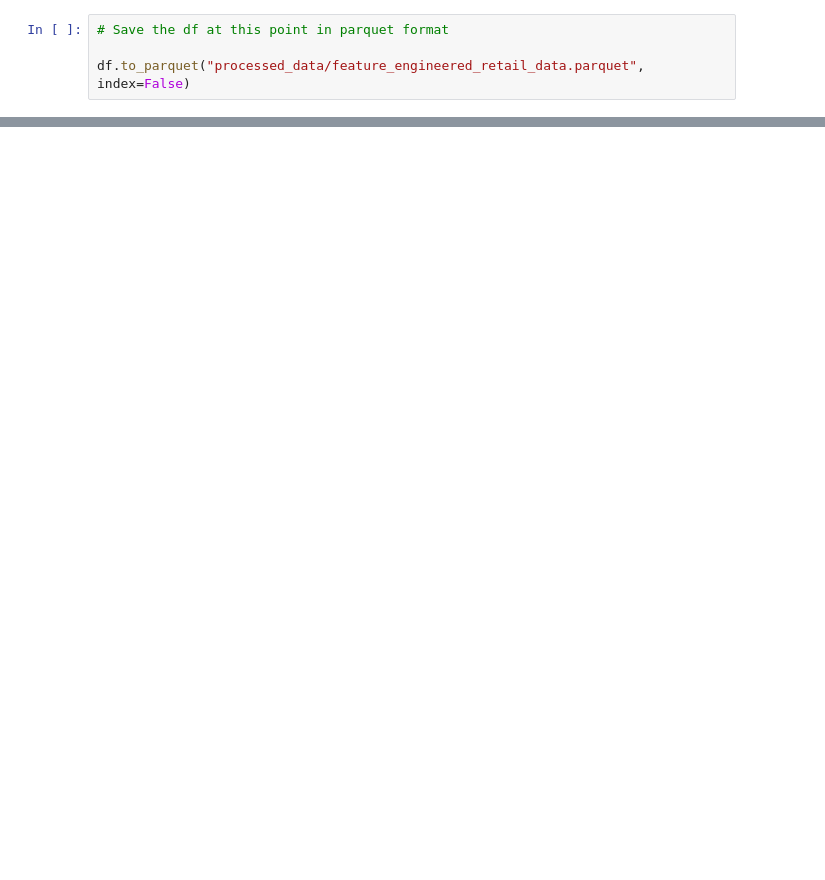
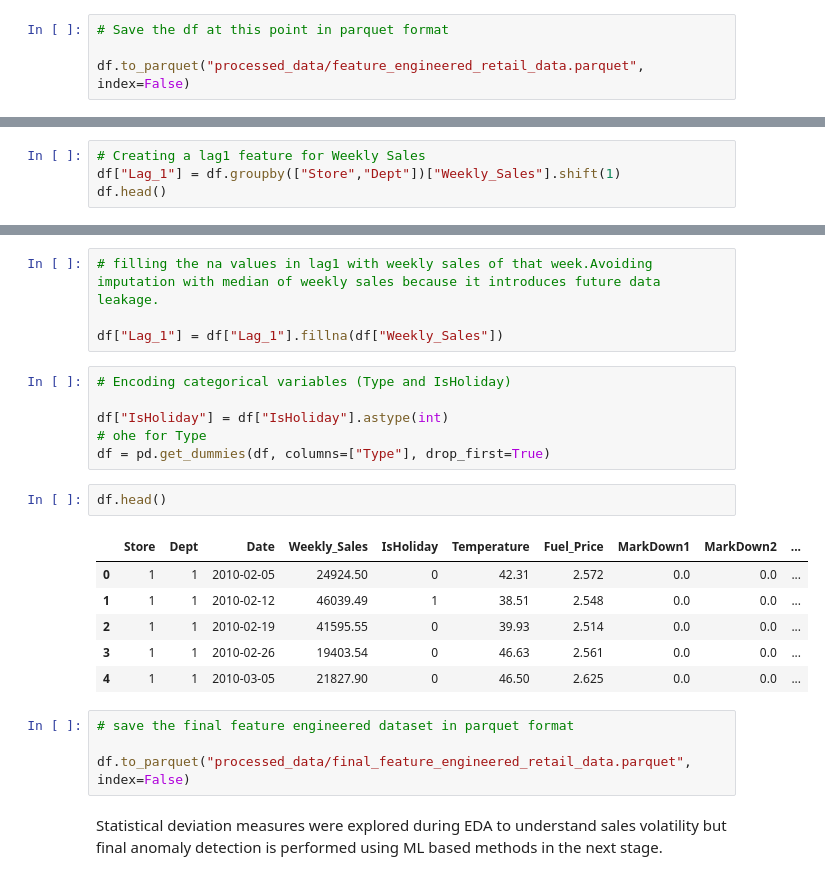
Before and after one commit to AnkurBhatt07/Integrated-Retail-Analytics-for-Store-Optimization-and-Demand-Forecasting, a Jupyter notebook: 2_eda_and_feature_engineering.ipynb, the cells around one changed output, grey strips where cells are left out. Cells and saved outputs as stored; diff of their text form; blank space fills up the shorter version.

```diff
--- a/2_eda_and_feature_engineering.ipynb
+++ b/2_eda_and_feature_engineering.ipynb
@@ -417,0 +517,4 @@ df.to_parquet("processed_data/feature_engineered_retail_data.parquet", index=Fal
+# %%
+# Creating a lag1 feature for Weekly Sales
+df["Lag_1"] = df.groupby(["Store","Dept"])["Weekly_Sales"].shift(1)
+df.head()
@@ -417,0 +528,25 @@ df.to_parquet("processed_data/feature_engineered_retail_data.parquet", index=Fal
+# %%
+# filling the na values in lag1 with weekly sales of that week.Avoiding imputation with median of weekly sales because it introduces future data leakage.
+
+df["Lag_1"] = df["Lag_1"].fillna(df["Weekly_Sales"])
+# %%
+# Encoding categorical variables (Type and IsHoliday)
+
+df["IsHoliday"] = df["IsHoliday"].astype(int)
+# ohe for Type
+df = pd.get_dummies(df, columns=["Type"], drop_first=True)
+# %%
+df.head()
+# %% [output]
+|  | Store | Dept | Date | Weekly_Sales | IsHoliday | Temperature | Fuel_Price | MarkDown1 | MarkDown2 | ... |
+| 0 | 1 | 1 | 2010-02-05 | 24924.50 | 0 | 42.31 | 2.572 | 0.0 | 0.0 | ... |
+| 1 | 1 | 1 | 2010-02-12 | 46039.49 | 1 | 38.51 | 2.548 | 0.0 | 0.0 | ... |
+| 2 | 1 | 1 | 2010-02-19 | 41595.55 | 0 | 39.93 | 2.514 | 0.0 | 0.0 | ... |
+| 3 | 1 | 1 | 2010-02-26 | 19403.54 | 0 | 46.63 | 2.561 | 0.0 | 0.0 | ... |
+| 4 | 1 | 1 | 2010-03-05 | 21827.90 | 0 | 46.50 | 2.625 | 0.0 | 0.0 | ... |
+# %%
+# save the final feature engineered dataset in parquet format
+
+df.to_parquet("processed_data/final_feature_engineered_retail_data.parquet", index=False)
+# %% [markdown]
+Statistical deviation measures were explored during EDA to understand sales volatility but final anomaly detection is performed using ML based methods in the next stage.
```
Also changed, not shown: parts of 13 cells of this notebook, 5 other files.
